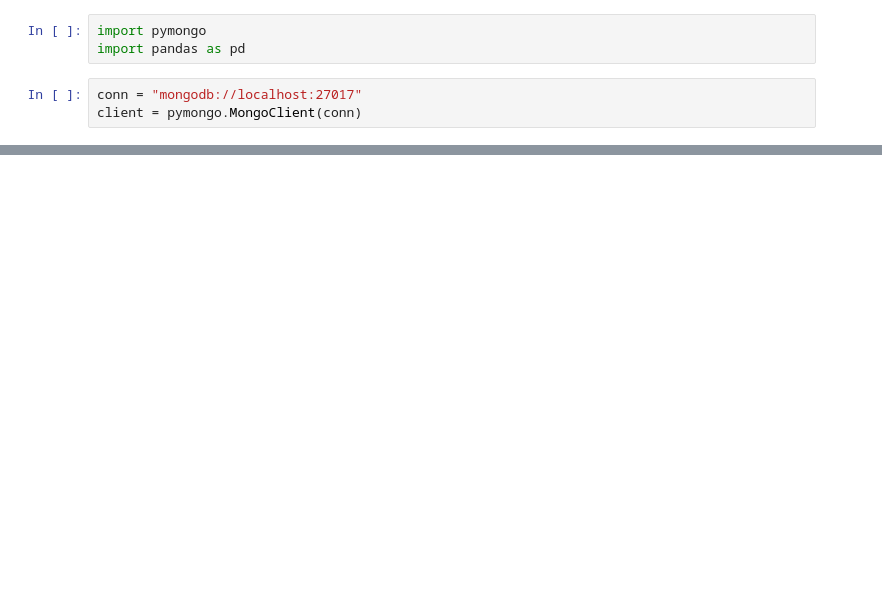
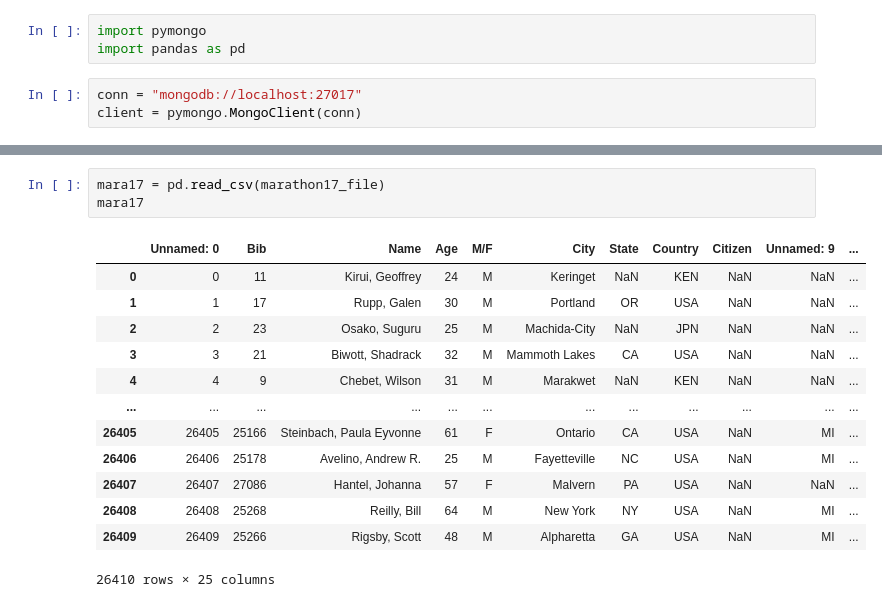
Before and after one commit to CChaussee/Boston_Marathon, a Jupyter notebook: Untitled.ipynb, the cells around one changed output, grey strips where cells are left out. Cells and saved outputs as stored; diff of their text form; blank space fills up the shorter version.

```diff
--- a/Untitled.ipynb
+++ b/Untitled.ipynb
@@ -38,0 +48,17 @@ SyntaxError: future feature print_statement is not defined (<ipython-input-5-bee
+# %%
+mara17 = pd.read_csv(marathon17_file)
+mara17
+# %% [output]
+|  | Unnamed: 0 | Bib | Name | Age | M/F | City | State | Country | Citizen | Unnamed: 9 | ... |
+| 0 | 0 | 11 | Kirui, Geoffrey | 24 | M | Keringet | NaN | KEN | NaN | NaN | ... |
+| 1 | 1 | 17 | Rupp, Galen | 30 | M | Portland | OR | USA | NaN | NaN | ... |
+| 2 | 2 | 23 | Osako, Suguru | 25 | M | Machida-City | NaN | JPN | NaN | NaN | ... |
+| 3 | 3 | 21 | Biwott, Shadrack | 32 | M | Mammoth Lakes | CA | USA | NaN | NaN | ... |
+| 4 | 4 | 9 | Chebet, Wilson | 31 | M | Marakwet | NaN | KEN | NaN | NaN | ... |
+| ... | ... | ... | ... | ... | ... | ... | ... | ... | ... | ... | ... |
+| 26405 | 26405 | 25166 | Steinbach, Paula Eyvonne | 61 | F | Ontario | CA | USA | NaN | MI | ... |
+| 26406 | 26406 | 25178 | Avelino, Andrew R. | 25 | M | Fayetteville | NC | USA | NaN | MI | ... |
+| 26407 | 26407 | 27086 | Hantel, Johanna | 57 | F | Malvern | PA | USA | NaN | NaN | ... |
+| 26408 | 26408 | 25268 | Reilly, Bill | 64 | M | New York | NY | USA | NaN | MI | ... |
+| 26409 | 26409 | 25266 | Rigsby, Scott | 48 | M | Alpharetta | GA | USA | NaN | MI | ... |
+26410 rows × 25 columns
```
Also changed, not shown: parts of 4 cells of this notebook, 1 other file.
